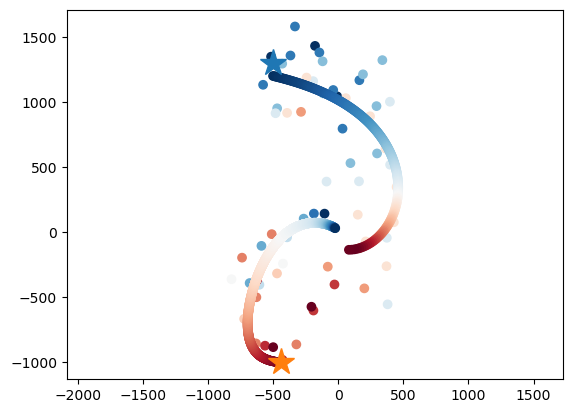
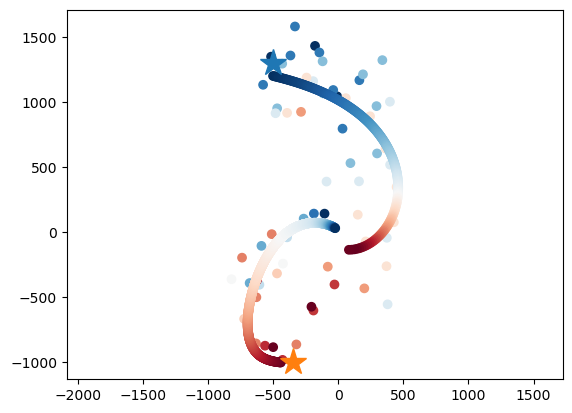
Unified diff of the notebook cell whose output changed from the first chart to the second:
--- before
+++ after
@@ -18,3 +18,3 @@
 
 plt.plot(-500,1300,marker="*",markersize=20)
-plt.plot(-440,-1000,marker="*",markersize=20)
+plt.plot(-350,-1000,marker="*",markersize=20)

Commit: update